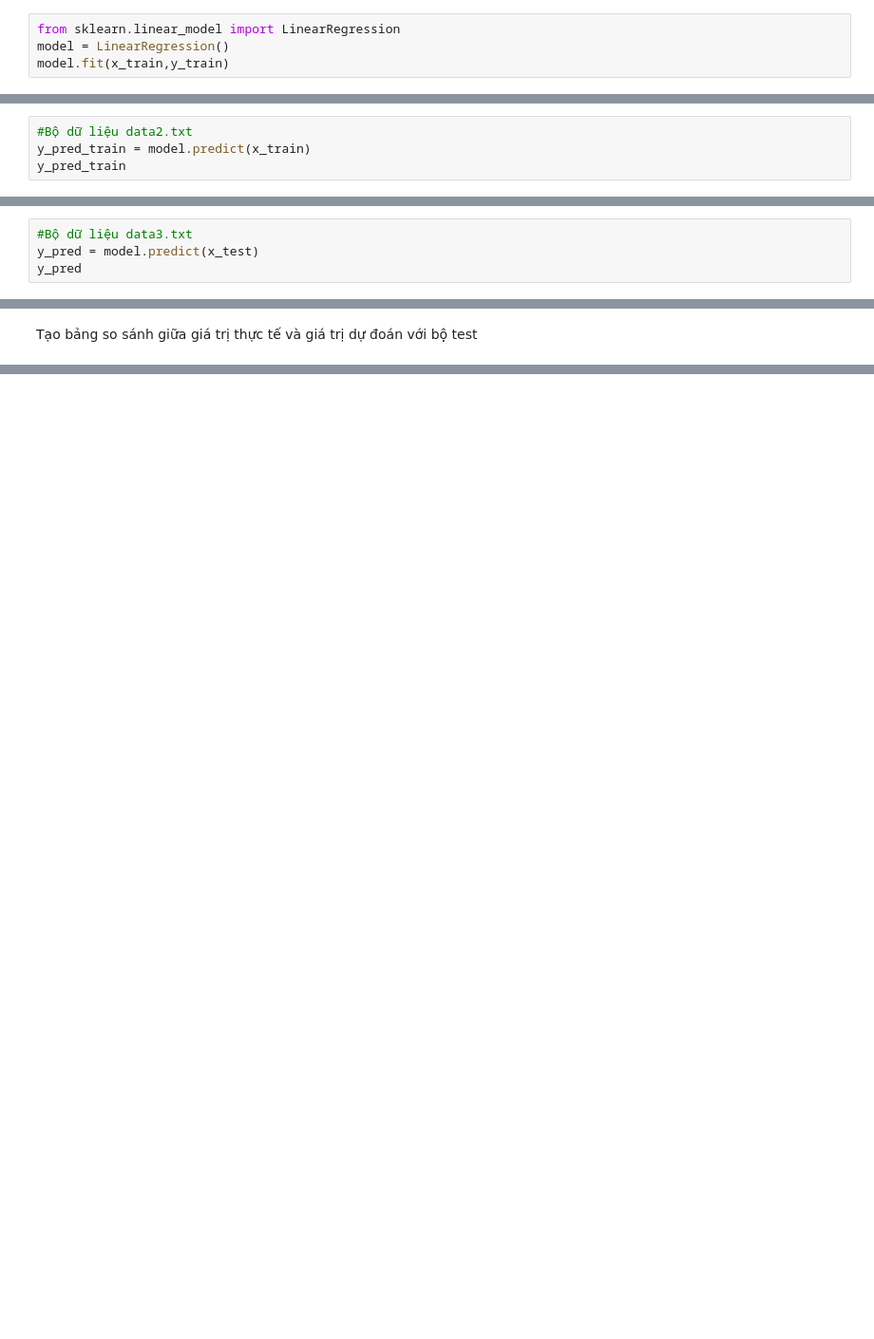
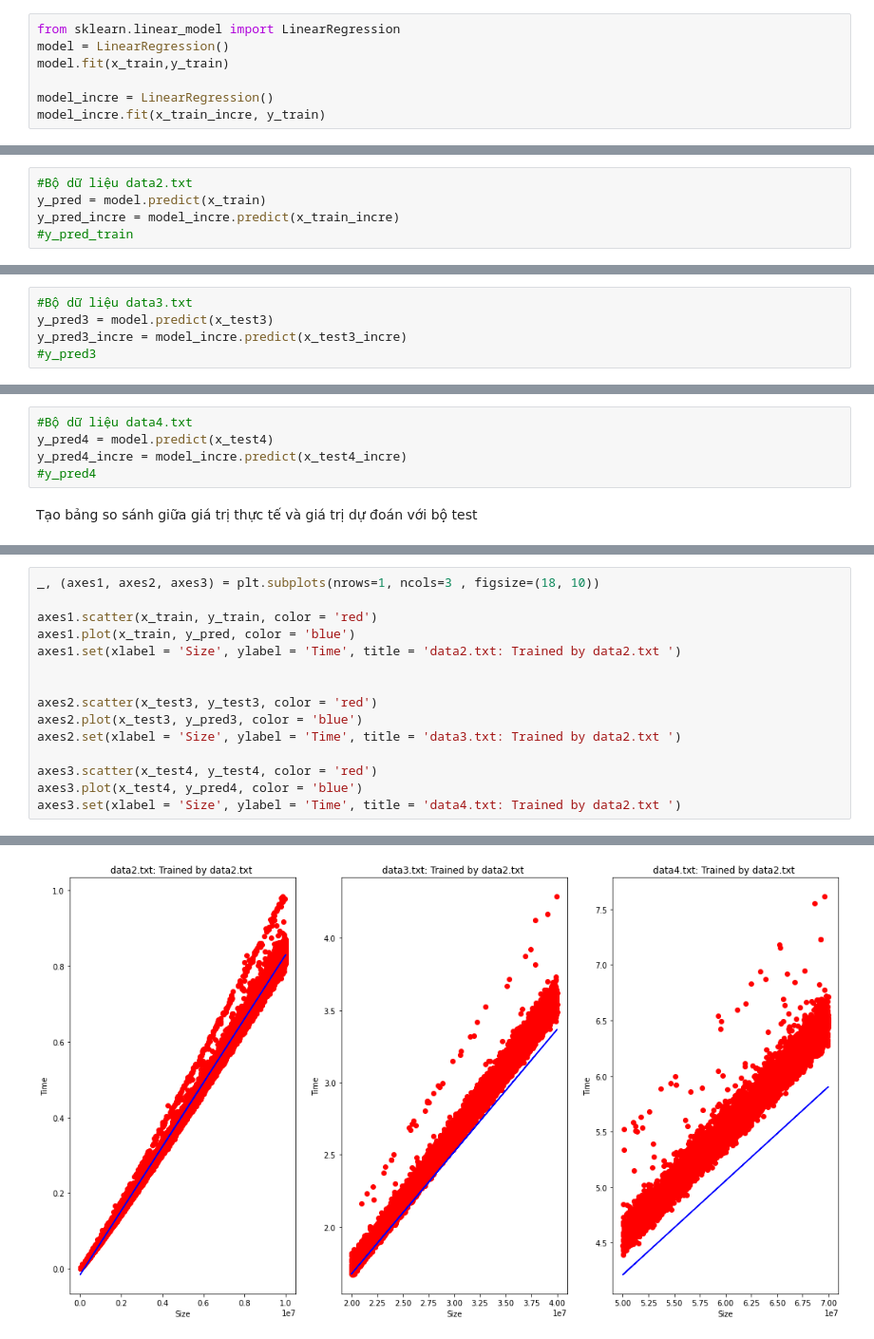
Before and after one commit to dxmai/CS114.L21.KHCL, a Jupyter notebook: Colab/Linear_Regression.ipynb, the cells around one changed output, grey strips where cells are left out. Shown at 95% size. Cells and saved outputs as stored; diff of their text form; blank space fills up the shorter version.

```diff
--- a/Colab/Linear_Regression.ipynb
+++ b/Colab/Linear_Regression.ipynb
@@ -96,11 +104,15 @@ Tạo Model
 from sklearn.linear_model import LinearRegression
 model = LinearRegression()
 model.fit(x_train,y_train)
+
+model_incre = LinearRegression()
+model_incre.fit(x_train_incre, y_train)
 # %% [output]
 LinearRegression(copy_X=True, fit_intercept=True, n_jobs=None, normalize=False)
 # %% [markdown]
 Chạy model
 # %%
 #Bộ dữ liệu data2.txt
-y_pred_train = model.predict(x_train)
-y_pred_train
+y_pred = model.predict(x_train)
+y_pred_incre = model_incre.predict(x_train_incre)
+#y_pred_train
@@ -110,4 +119,5 @@ array([0.49516289, 0.14845277, 0.29519357, ..., 0.8233154 , 0.79054668,
 # %%
 #Bộ dữ liệu data3.txt
-y_pred = model.predict(x_test)
-y_pred
+y_pred3 = model.predict(x_test3)
+y_pred3_incre = model_incre.predict(x_test3_incre)
+#y_pred3
@@ -117,2 +124,7 @@ array([3.40605746, 3.36423167, 3.29011957, ..., 2.99884273, 1.85546386,
+# %%
+#Bộ dữ liệu data4.txt
+y_pred4 = model.predict(x_test4)
+y_pred4_incre = model_incre.predict(x_test4_incre)
+#y_pred4
 # %% [markdown]
 Tạo bảng so sánh giữa giá trị thực tế và giá trị dự đoán với bộ test
@@ -151,0 +172,16 @@ plt.show()
+# %%
+_, (axes1, axes2, axes3) = plt.subplots(nrows=1, ncols=3 , figsize=(18, 10))
+
+axes1.scatter(x_train, y_train, color = 'red')
+axes1.plot(x_train, y_pred, color = 'blue')
+axes1.set(xlabel = 'Size', ylabel = 'Time', title = 'data2.txt: Trained by data2.txt ')
+
+
+axes2.scatter(x_test3, y_test3, color = 'red')
+axes2.plot(x_test3, y_pred3, color = 'blue')
+axes2.set(xlabel = 'Size', ylabel = 'Time', title = 'data3.txt: Trained by data2.txt ')
+
+axes3.scatter(x_test4, y_test4, color = 'red')
+axes3.plot(x_test4, y_pred4, color = 'blue')
+axes3.set(xlabel = 'Size', ylabel = 'Time', title = 'data4.txt: Trained by data2.txt ')
+# %% [output]
@@ -151,0 +191 @@ plt.show()
+[figure, added]
```
Also changed, not shown: parts of 21 cells of this notebook.
